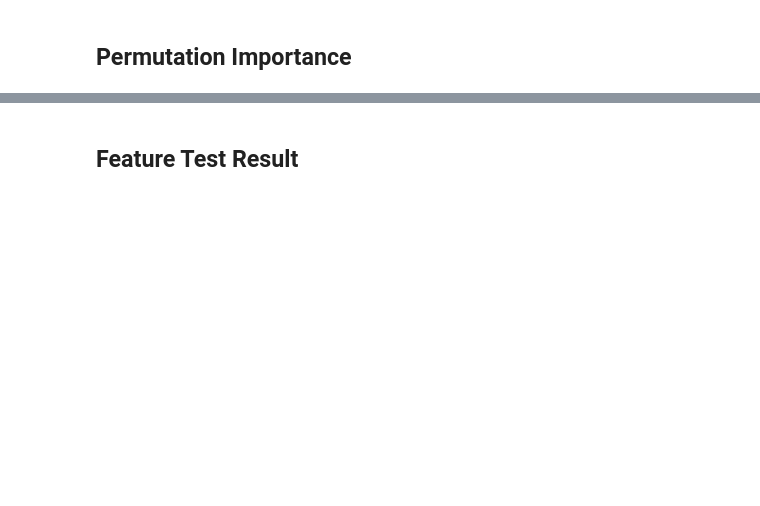
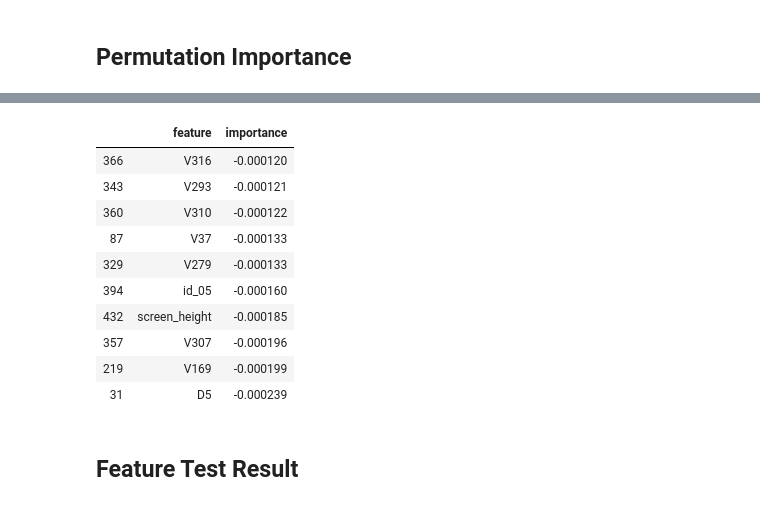
Before and after one commit to haataa/IEEE_CIS_Fraud_Detection, a Jupyter notebook: feature_selection.ipynb, the cells around one changed output, grey strips where cells are left out. Cells and saved outputs as stored; diff of their text form; code cells hidden in the pictures; blank space fills up the shorter version.

```diff
--- a/feature_selection.ipynb
+++ b/feature_selection.ipynb
@@ -282,2 +313,16 @@ fi_importance.sort_values(by='importance',ascending=False)[0:50]
+# %%
+fi_importance.sort_values(by='importance',ascending=False)[-10:]
+# %% [output]
+|  | feature | importance |
+| 366 | V316 | -0.000120 |
+| 343 | V293 | -0.000121 |
+| 360 | V310 | -0.000122 |
+| 87 | V37 | -0.000133 |
+| 329 | V279 | -0.000133 |
+| 394 | id_05 | -0.000160 |
+| 432 | screen_height | -0.000185 |
+| 357 | V307 | -0.000196 |
+| 219 | V169 | -0.000199 |
+| 31 | D5 | -0.000239 |
 # %% [markdown]
 ## Feature Test Result
```
Also changed, not shown: parts of 60 cells of this notebook.
